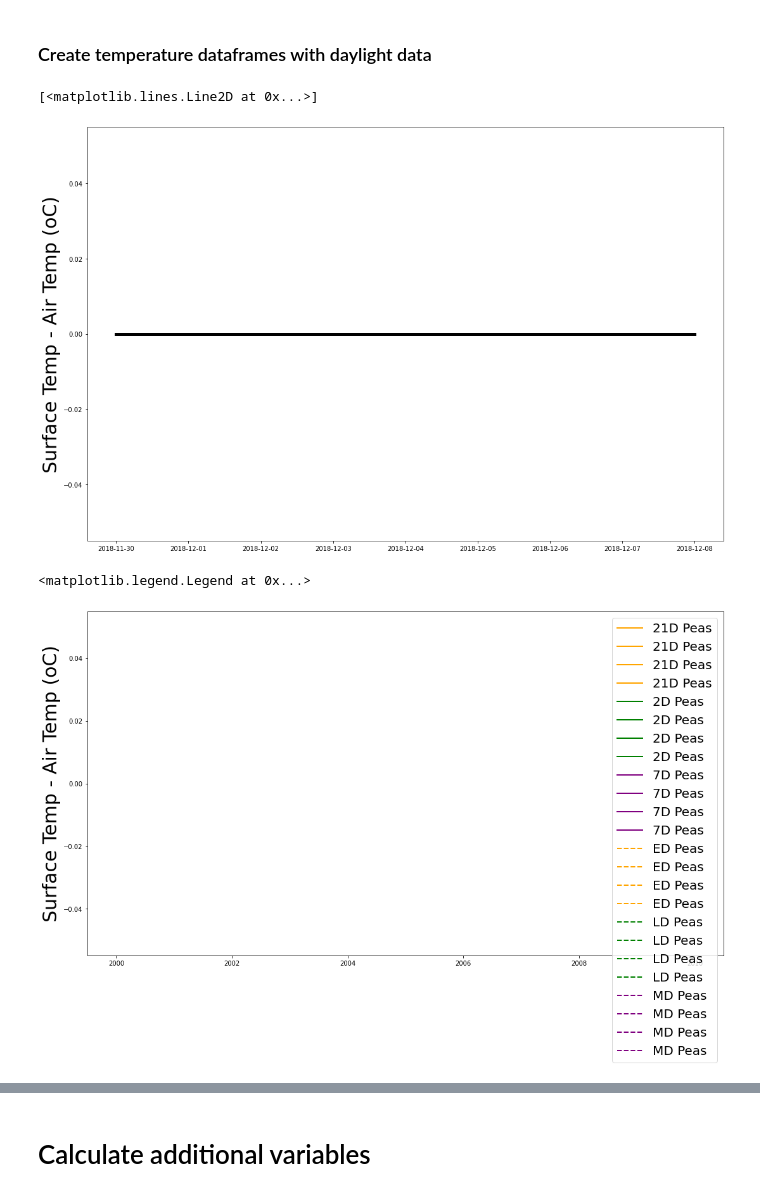
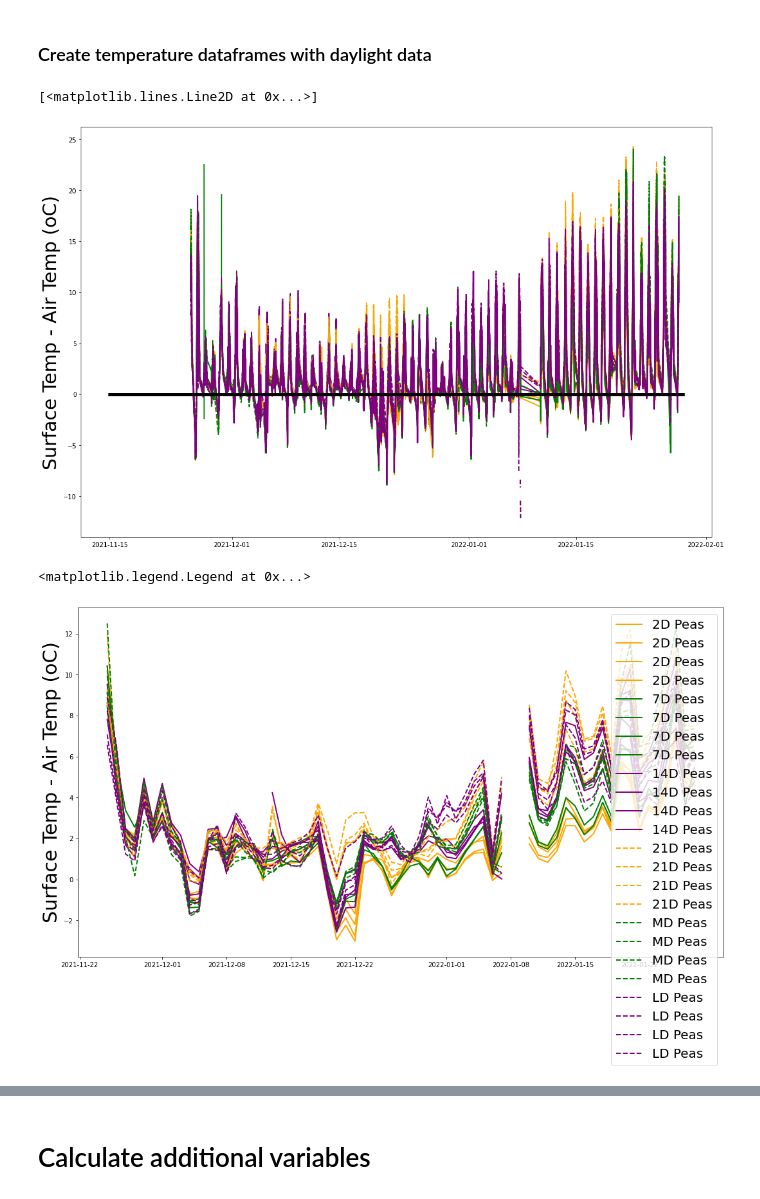
Before and after one commit to HamishBrownPFR/CropWaterAnalysis, a Jupyter notebook: Peas/TempAndRadnDFSetUp.ipynb, the cells around one changed output, grey strips where cells are left out. Drawn from its saved outputs; the diff is of its cells as text; code cells hidden in the pictures.

```diff
--- a/Peas/TempAndRadnDFSetUp.ipynb
+++ b/Peas/TempAndRadnDFSetUp.ipynb
@@ -80,3 +58,6 @@ End = '2018-12-8'
+# %%
+Start = '2021-11-15'
+End = '2022-01-29'
 # %%
 Figure = plt.figure(figsize=(18, 12))
 ax = Figure.add_subplot(1,1,1)
@@ -117,17 +98,17 @@ plt.ylabel('Surface Temp - Air Temp (oC)', fontsize=30);
 plt.plot(pd.to_datetime([Start,End]),[0,0], c='k', linewidth=5)
 # %% [output]
 [<matplotlib.lines.Line2D at 0x...>]
-[figure, old version]
+[figure, new version]
 # %%
 #Agregate data
 DayTimeMeanTempDiff = Data.loc[DaylightIndex,'TsTa'].resample('D').mean()
 Graph = plt.figure(figsize=(18,10))
 ax = Graph.add_subplot(1,1,1)
-GH.AddIndexedPlot(DayTimeMeanTempDiff.loc['2018-10-01':'2019-05-10',:],ax,GPs,2)
+GH.AddIndexedPlot(DayTimeMeanTempDiff.loc[Start:End,:],ax,GPs,2)
 plt.ylabel('Surface Temp - Air Temp (oC)', fontsize=30);
 plt.legend(loc=1,fontsize=20)
 # %% [output]
 <matplotlib.legend.Legend at 0x...>
-[figure, old version]
+[figure, new version]
 # %%
 #Agregate data
```
Also changed, not shown: parts of 27 cells of this notebook, 17 other files.
